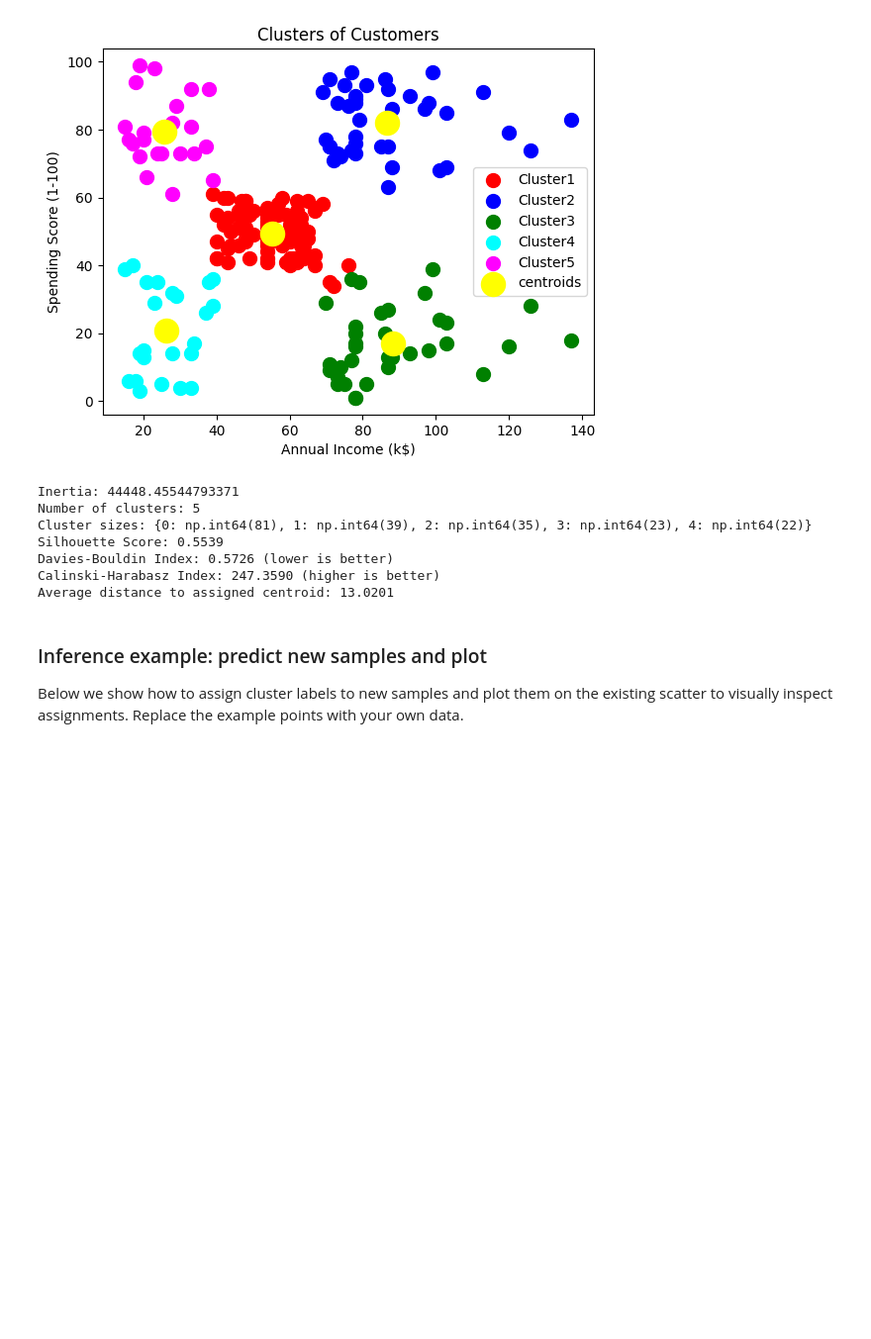
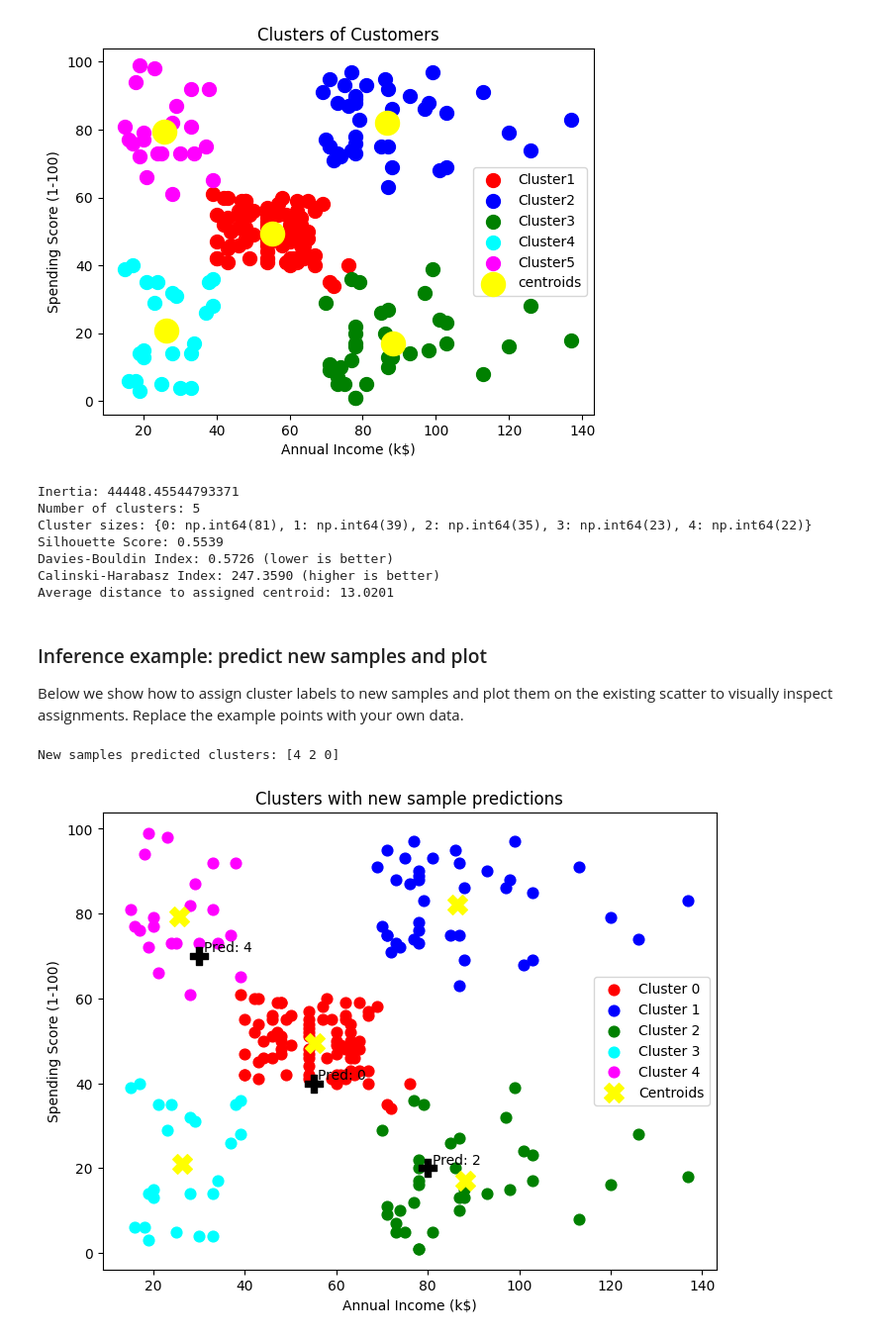
Before and after one commit to Sparshr04/Machine-Learning-360, a Jupyter notebook: Clustering/K_Means_Clustering/model.ipynb, the cells around one changed output. Shown at 99% size. Drawn from its saved outputs; the diff is of its cells as text; code cells hidden in the pictures; blank space fills up the shorter version.

Commit message:
feat: New Inference Example complete

```diff
--- a/Clustering/K_Means_Clustering/model.ipynb
+++ b/Clustering/K_Means_Clustering/model.ipynb
@@ -89,3 +89,27 @@ Average distance to assigned centroid: 13.0201
 # %% [markdown]
 ### Inference example: predict new samples and plot
 Below we show how to assign cluster labels to new samples and plot them on the existing scatter to visually inspect assignments. Replace the example points with your own data.
+# %%
+# Example new samples (Annual Income, Spending Score)
+new_samples = np.array([[30, 70], [80, 20], [55, 40]])
+preds = kmeans.predict(new_samples)
+print('New samples predicted clusters:', preds)
+
+# Plot existing clusters again and overlay new points
+plt.figure(figsize=(8,6))
+colors = ['red','blue','green','cyan','magenta']
+for i in range(n_clusters):
+    plt.scatter(X[labels==i,0], X[labels==i,1], s=60, c=colors[i%len(colors)], label=f'Cluster {i}')
+plt.scatter(centroids[:,0], centroids[:,1], s=200, c='yellow', marker='X', label='Centroids')
+# new points
+for pt, lab in zip(new_samples, preds):
+    plt.scatter(pt[0], pt[1], s=180, c='black', marker='P')
+    plt.text(pt[0]+1, pt[1]+1, f'Pred: {lab}', color='black')
+plt.title('Clusters with new sample predictions')
+plt.xlabel('Annual Income (k$)')
+plt.ylabel('Spending Score (1-100)')
+plt.legend()
+plt.show()
+# %% [output]
+New samples predicted clusters: [4 2 0]
+[figure, added]
```
